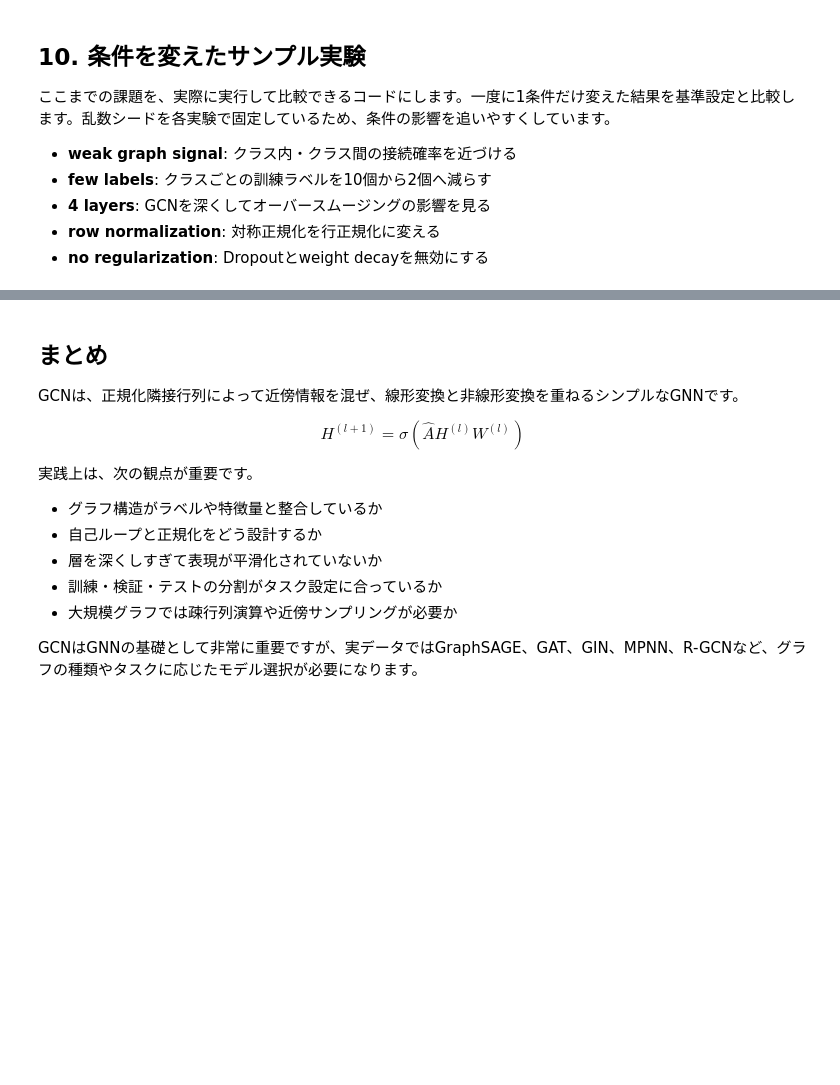
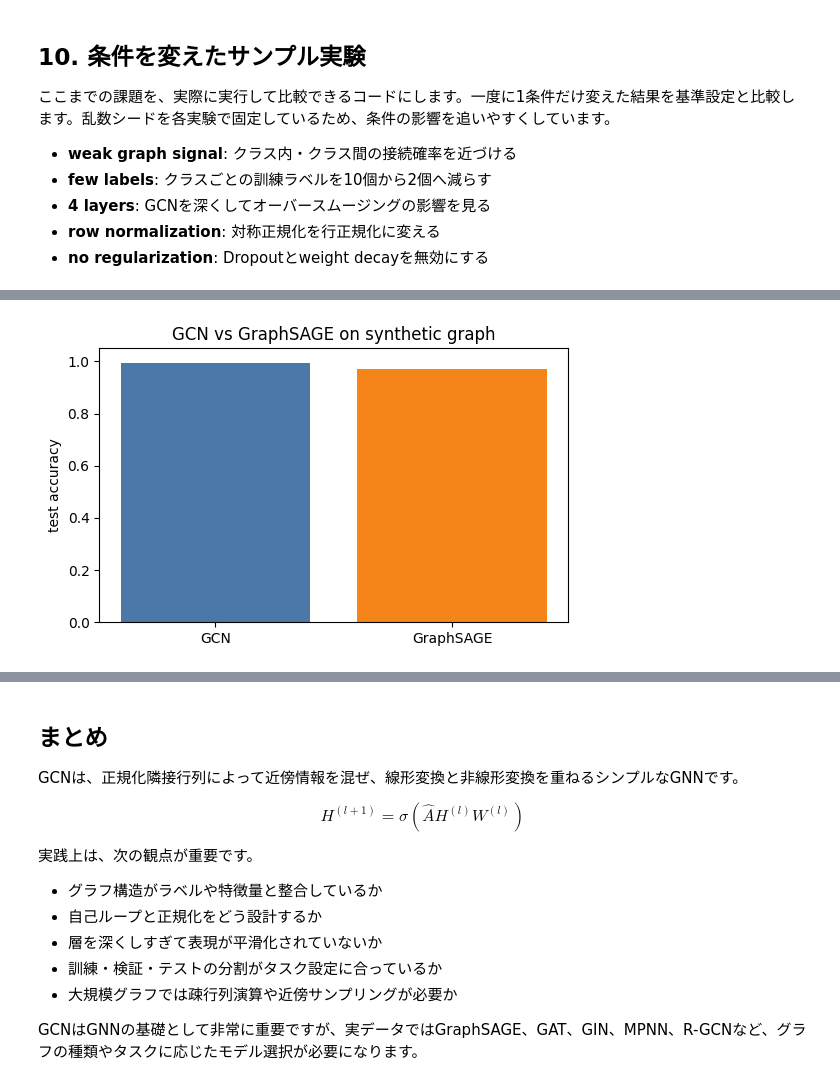
Before and after one commit to Kast8/group, a Jupyter notebook: gnn_practical_tutorial.ipynb, the cells around one changed output, grey strips where cells are left out. Cells and saved outputs as stored; diff of their text form; code cells hidden in the pictures; blank space fills up the shorter version.

```diff
--- a/gnn_practical_tutorial.ipynb
+++ b/gnn_practical_tutorial.ipynb
@@ -702,0 +900,79 @@ no regularization            1.000    0.950
+# %%
+class GraphSAGELayer(nn.Module):
+    def __init__(self, in_dim: int, out_dim: int):
+        super().__init__()
+        self.linear = nn.Linear(in_dim * 2, out_dim)
+
+    def forward(self, x: torch.Tensor, adj: torch.Tensor) -> torch.Tensor:
+        degree = adj.sum(dim=1, keepdim=True).clamp_min(1)
+        neighbor_mean = adj @ x / degree
+        return self.linear(torch.cat([x, neighbor_mean], dim=1))
+
+
+class GraphSAGE(nn.Module):
+    def __init__(self, in_dim: int, hidden_dim: int, out_dim: int, dropout: float = 0.5):
+        super().__init__()
+        self.layer1 = GraphSAGELayer(in_dim, hidden_dim)
+        self.layer2 = GraphSAGELayer(hidden_dim, out_dim)
+        self.dropout = dropout
+
+    def forward(self, x: torch.Tensor, adj: torch.Tensor) -> torch.Tensor:
+        x = F.relu(self.layer1(x, adj))
+        x = F.dropout(x, p=self.dropout, training=self.training)
+        return self.layer2(x, adj)
+
+
+def run_graphsage_experiment(
+    graph_data: GraphData, hidden_dim: int = 32, dropout: float = 0.5,
+    weight_decay: float = 5e-4, epochs: int = 150, seed: int = 42,
+):
+    set_seed(seed)
+    current = GraphData(**{name: getattr(graph_data, name).to(device) for name in GraphData.__dataclass_fields__})
+    num_classes = int(current.y.max().item()) + 1
+    current_model = GraphSAGE(current.x.size(1), hidden_dim, num_classes, dropout).to(device)
+    optimizer = torch.optim.Adam(current_model.parameters(), lr=0.01, weight_decay=weight_decay)
+    best_val_acc, best_state = -1.0, None
+
+    for _ in range(epochs):
+        current_model.train()
+        optimizer.zero_grad()
+        logits = current_model(current.x, current.adj)
+        loss = F.cross_entropy(logits[current.train_mask], current.y[current.train_mask])
+        loss.backward()
+        optimizer.step()
+
+        current_model.eval()
+        with torch.no_grad():
+            logits = current_model(current.x, current.adj)
+            val_acc = accuracy(logits, current.y, current.val_mask)
+        if val_acc > best_val_acc:
+            best_val_acc = val_acc
+            best_state = {name: value.detach().cpu().clone() for name, value in current_model.state_dict().items()}
+
+    current_model.load_state_dict({name: value.to(device) for name, value in best_state.items()})
+    current_model.eval()
+    with torch.no_grad():
+        test_logits = current_model(current.x, current.adj)
+        test_acc = accuracy(test_logits, current.y, current.test_mask)
+    return {"val_acc": best_val_acc, "test_acc": test_acc}
+
+
+set_seed(42)
+comparison_data = make_sbm_node_classification()
+gnn_comparison = [
+    {"model": "GCN", **run_gcn_experiment(comparison_data, epochs=150, seed=42)},
+    {"model": "GraphSAGE", **run_graphsage_experiment(comparison_data, epochs=150, seed=42)},
+]
+
+print(f'{"model":<12} {"validation":>11} {"test":>8}')
+for row in gnn_comparison:
+    print(f'{row["model"]:<12} {row["val_acc"]:>11.3f} {row["test_acc"]:>8.3f}')
+
+plt.figure(figsize=(5.5, 3.5))
+plt.bar([row["model"] for row in gnn_comparison], [row["test_acc"] for row in gnn_comparison], color=["#4C78A8", "#F58518"])
+plt.ylabel("test accuracy")
+plt.ylim(0, 1.05)
+plt.title("GCN vs GraphSAGE on synthetic graph")
+plt.tight_layout()
+plt.show()
+# %% [output]
@@ -703 +982,2 @@ no regularization            1.000    0.950
+[figure, added]
 # %% [markdown]
```
Also changed, not shown: parts of 19 cells of this notebook, 1 other file.
